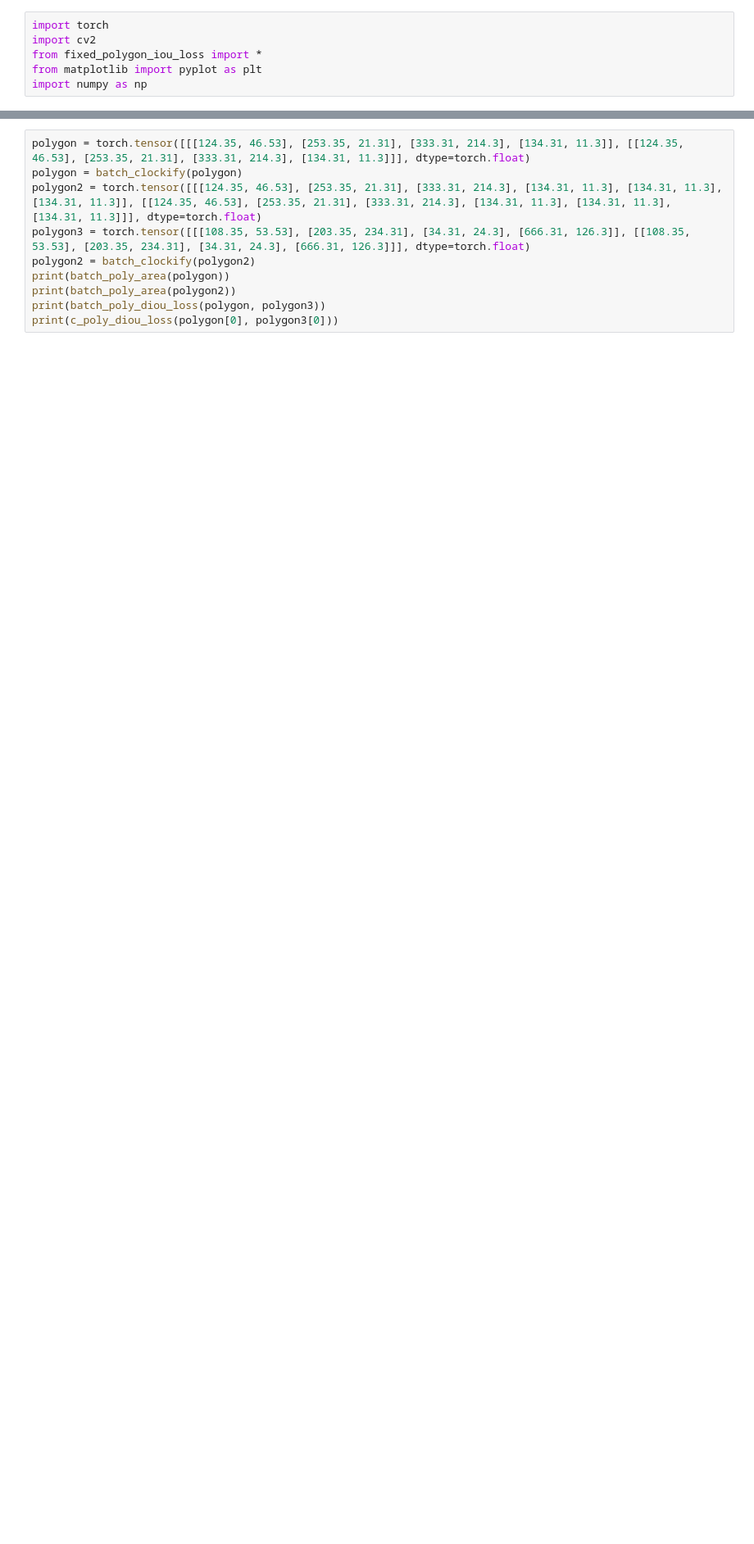
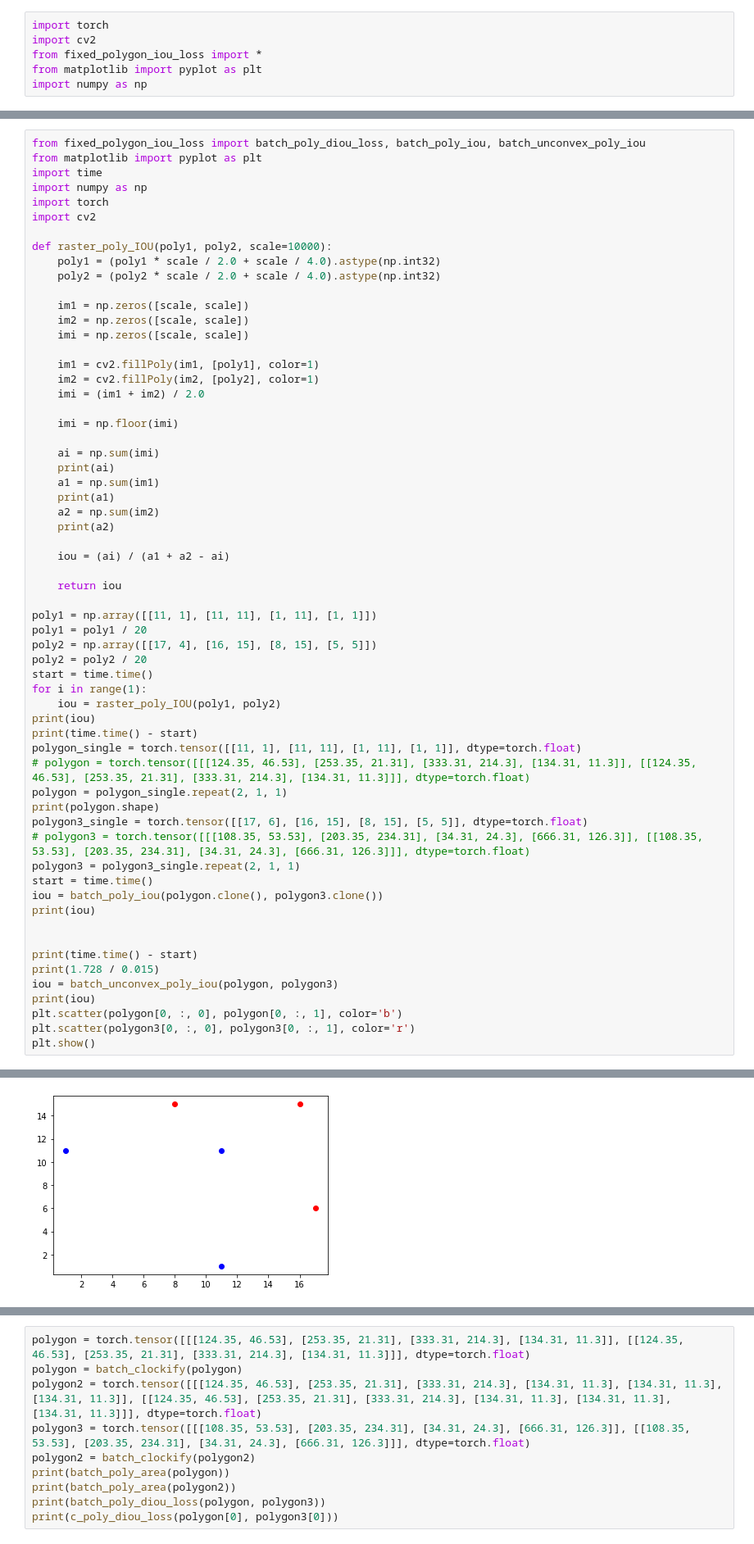
Before and after one commit to Randdl/polygon_iou_loss, a Jupyter notebook: small_tests.ipynb, the cells around one changed output, grey strips where cells are left out. Shown at 82% size. Saved outputs shown, nothing was run; the diff lists cells and outputs as text; blank space fills up the shorter version.

Commit message:
add iou for x-sided polygons

```diff
--- a/small_tests.ipynb
+++ b/small_tests.ipynb
@@ -6,0 +31,62 @@ import numpy as np
+# %%
+from fixed_polygon_iou_loss import batch_poly_diou_loss, batch_poly_iou, batch_unconvex_poly_iou
+from matplotlib import pyplot as plt
+import time
+import numpy as np
+import torch
+import cv2
+
+def raster_poly_IOU(poly1, poly2, scale=10000):
+    poly1 = (poly1 * scale / 2.0 + scale / 4.0).astype(np.int32)
+    poly2 = (poly2 * scale / 2.0 + scale / 4.0).astype(np.int32)
+
+    im1 = np.zeros([scale, scale])
+    im2 = np.zeros([scale, scale])
+    imi = np.zeros([scale, scale])
+
+    im1 = cv2.fillPoly(im1, [poly1], color=1)
+    im2 = cv2.fillPoly(im2, [poly2], color=1)
+    imi = (im1 + im2) / 2.0
+
+    imi = np.floor(imi)
+
+    ai = np.sum(imi)
+    print(ai)
+    a1 = np.sum(im1)
+    print(a1)
+    a2 = np.sum(im2)
+    print(a2)
+
+    iou = (ai) / (a1 + a2 - ai)
+
+    return iou
+
+poly1 = np.array([[11, 1], [11, 11], [1, 11], [1, 1]])
+poly1 = poly1 / 20
+poly2 = np.array([[17, 4], [16, 15], [8, 15], [5, 5]])
+poly2 = poly2 / 20
+start = time.time()
+for i in range(1):
+    iou = raster_poly_IOU(poly1, poly2)
+print(iou)
+print(time.time() - start)
+polygon_single = torch.tensor([[11, 1], [11, 11], [1, 11], [1, 1]], dtype=torch.float)
+# polygon = torch.tensor([[[124.35, 46.53], [253.35, 21.31], [333.31, 214.3], [134.31, 11.3]], [[124.35, 46.53], [253.35, 21.31], [333.31, 214.3], [134.31, 11.3]]], dtype=torch.float)
+polygon = polygon_single.repeat(2, 1, 1)
+print(polygon.shape)
+polygon3_single = torch.tensor([[17, 6], [16, 15], [8, 15], [5, 5]], dtype=torch.float)
+# polygon3 = torch.tensor([[[108.35, 53.53], [203.35, 234.31], [34.31, 24.3], [666.31, 126.3]], [[108.35, 53.53], [203.35, 234.31], [34.31, 24.3], [666.31, 126.3]]], dtype=torch.float)
+polygon3 = polygon3_single.repeat(2, 1, 1)
+start = time.time()
+iou = batch_poly_iou(polygon.clone(), polygon3.clone())
+print(iou)
+
+
+print(time.time() - start)
+print(1.728 / 0.015)
+iou = batch_unconvex_poly_iou(polygon, polygon3)
+print(iou)
+plt.scatter(polygon[0, :, 0], polygon[0, :, 1], color='b')
+plt.scatter(polygon3[0, :, 0], polygon3[0, :, 1], color='r')
+plt.show()
+# %% [output]
@@ -6,0 +102 @@ import numpy as np
+[figure, added]
```
Also changed, not shown: parts of 2 cells of this notebook, 10 other files.
